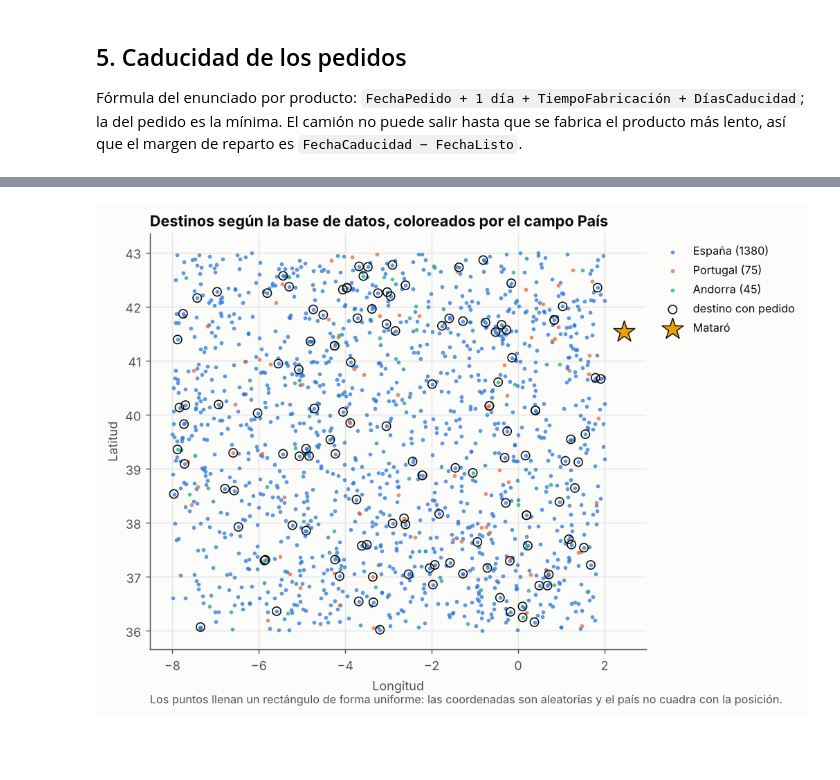
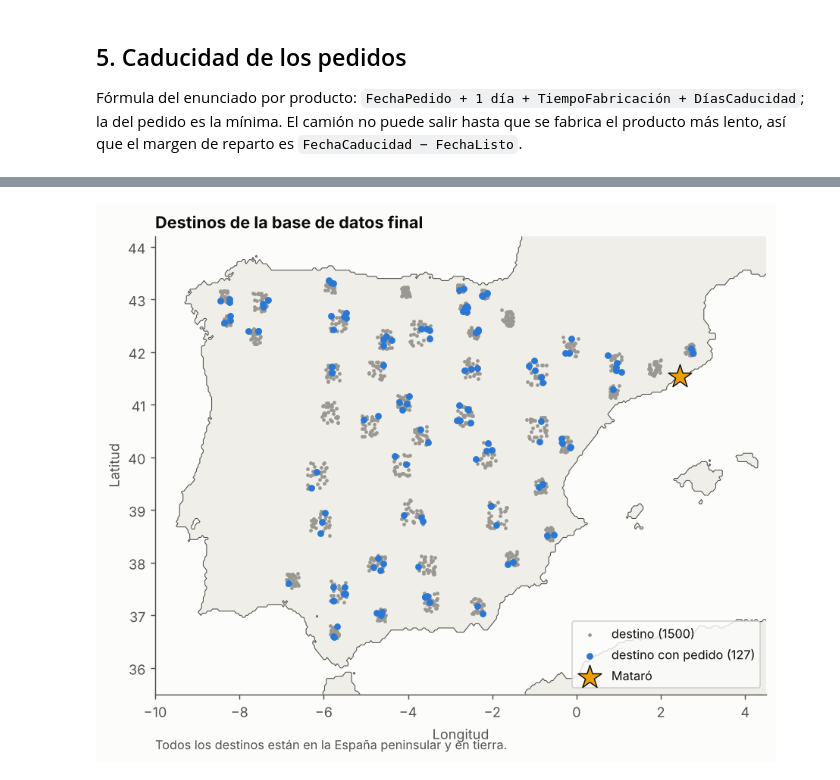
Before and after one commit to marcfg2002/IA-Delivery-Routes, a Jupyter notebook: notebooks/01_analisis_exploratorio.ipynb, the cells around one changed output, grey strips where cells are left out. Saved outputs shown, nothing was run; the diff lists cells and outputs as text; code cells hidden in the pictures; blank space fills up the shorter version.

```diff
--- a/notebooks/01_analisis_exploratorio.ipynb
+++ b/notebooks/01_analisis_exploratorio.ipynb
@@ -18,7 +19,7 @@ import matplotlib.pyplot as plt
 from matplotlib.ticker import FuncFormatter
 from ia_delivery.data import load_tables, build_orders, MATARO_LAT, MATARO_LON
 
-IMG = ROOT / "docs" / "img" / "eda"
+IMG = ROOT / "docs" / "img" / "eda_final"
 IMG.mkdir(parents=True, exist_ok=True)
 
 # Estilo común de las figuras
@@ -171,16 +174,22 @@ guardar(fig, "eda_06_margen_caducidad")
 # %%
+from global_land_mask import globe
+lats = np.arange(35.5, 44.3, 0.04); lons = np.arange(-10, 4.6, 0.04)
+LON, LAT = np.meshgrid(lons, lats)
+tierra = globe.is_land(LAT, LON)
+
 D = t["Destinos"]
-fig, ax = plt.subplots(figsize=(7.5, 6))
-for pais, col in [("España", AZUL), ("Portugal", NARANJA), ("Andorra", AQUA)]:
-    g = D[D["Pais"] == pais]
-    ax.scatter(g["Longitud"], g["Latitud"], s=10, color=col, alpha=.75, lw=0, label=f"{pais} ({len(g)})")
-ax.scatter(O["Longitud"], O["Latitud"], s=46, facecolors="none", edgecolors=TINTA, lw=.9, label="destino con pedido")
+fig, ax = plt.subplots(figsize=(8, 6.4))
+ax.contourf(LON, LAT, tierra, levels=[0.5, 1.5], colors=["#efeee9"])
+ax.contour(LON, LAT, tierra, levels=[0.5], colors=[TINTA2], linewidths=.6)
+ax.scatter(D["Longitud"], D["Latitud"], s=7, color="#9a9890", lw=0, label=f"destino ({len(D)})")
+ax.scatter(O["Longitud"], O["Latitud"], s=24, color=AZUL, lw=0, label=f"destino con pedido ({O['IdDestino'].nunique()})")
 ax.scatter(MATARO_LON, MATARO_LAT, marker="*", s=320, color="#eda100", edgecolors=TINTA, lw=.8, zorder=5, label="Mataró")
-ax.set_xlabel("Longitud"); ax.set_ylabel("Latitud"); ax.set_aspect(1.25)
-ax.set_title("Destinos según la base de datos, coloreados por el campo País")
-ax.legend(loc="upper left", bbox_to_anchor=(1.01, 1), frameon=False, fontsize=9)
-ax.text(0, -0.13, "Los puntos llenan un rectángulo de forma uniforme: las coordenadas son aleatorias y el país no cuadra con la posición.",
+ax.set_xlim(-10, 4.5); ax.set_ylim(35.5, 44.2); ax.set_aspect(1.25); ax.grid(False)
+ax.set_xlabel("Longitud"); ax.set_ylabel("Latitud")
+ax.set_title("Destinos de la base de datos final")
+ax.legend(loc="lower right", frameon=True, fontsize=9)
+ax.text(0, -0.12, "Todos los destinos están en la España peninsular y en tierra.",
         transform=ax.transAxes, fontsize=9, color=TINTA2)
 guardar(fig, "eda_07_mapa_destinos")
 # %% [output]
-[figure, old version]
+[figure, new version]
```
Also changed, not shown: parts of 15 cells of this notebook, 10 other files.
